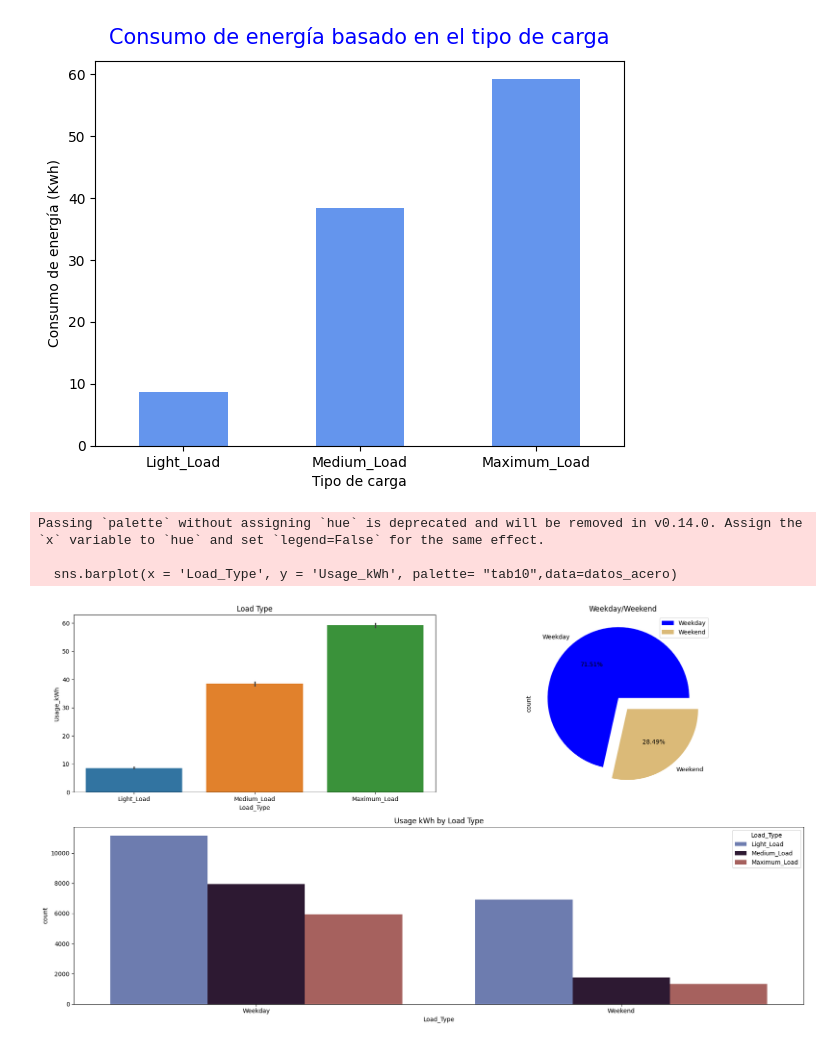
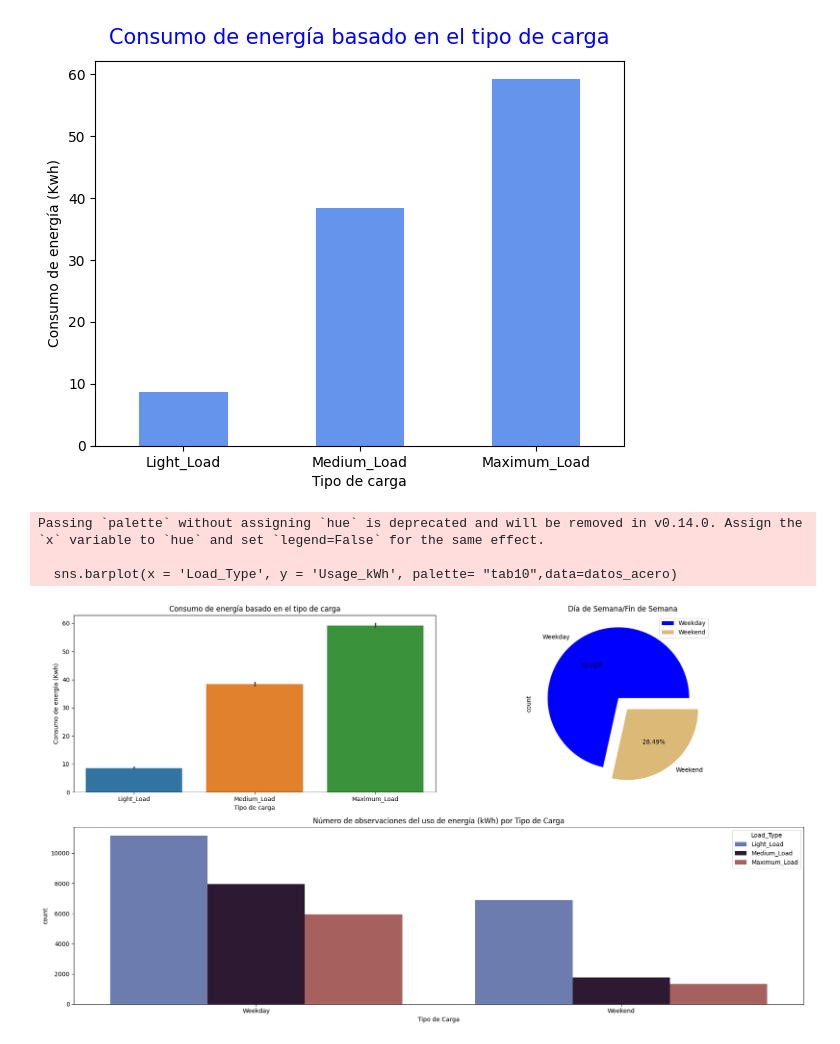
Before and after one commit to luis-huacho/INF648-Proy-Curso-2024-01, a Jupyter notebook: Graficos_Steel_Plant.ipynb, the cells around one changed output. Cells and saved outputs as stored; diff of their text form; code cells hidden in the pictures.

```diff
--- a/Graficos_Steel_Plant.ipynb
+++ b/Graficos_Steel_Plant.ipynb
@@ -200,28 +206,28 @@ Text(0, 0.5, 'Consumo de energía (Kwh)')
 # %%
 #Combo del tipo de carga
 
 plt.figure(figsize=(18,10))
 
 plt.subplot(2,2,1)
 sns.barplot(x = 'Load_Type', y = 'Usage_kWh', palette= "tab10",data=datos_acero)
-plt.title("Load Type")
-plt.xlabel("Load_Type")
-plt.ylabel("Usage_kWh")
+plt.title("Consumo de energía basado en el tipo de carga")
+plt.xlabel("Tipo de carga")
+plt.ylabel("Consumo de energía (Kwh)")
 
 plt.subplot(2,2,2)
 datos_acero["WeekStatus"].value_counts().plot.pie(autopct='%1.2f%%', explode=[0.1, 0.1], colors=['blue','#dbba78'])
 p = plt.gcf()
-plt.title("Weekday/Weekend")
+plt.title("Día de Semana/Fin de Semana")
 plt.legend()
 plt.subplot(2,2,(3,4))
 
 sns.countplot(x = 'WeekStatus', hue = 'Load_Type', data = datos_acero, palette="twilight")
-plt.title("Usage kWh by Load Type")
-plt.xlabel("Load_Type")
+plt.title("Número de observaciones del uso de energía (kWh) por Tipo de Carga")
+plt.xlabel("Tipo de Carga")
 plt.tight_layout()
 plt.show()
 # %% [output]
 Passing `palette` without assigning `hue` is deprecated and will be removed in v0.14.0. Assign the `x` variable to `hue` and set `legend=False` for the same effect.
 
   sns.barplot(x = 'Load_Type', y = 'Usage_kWh', palette= "tab10",data=datos_acero)
-[figure, old version]
+[figure, new version]
```
Also changed, not shown: parts of 7 cells of this notebook.
